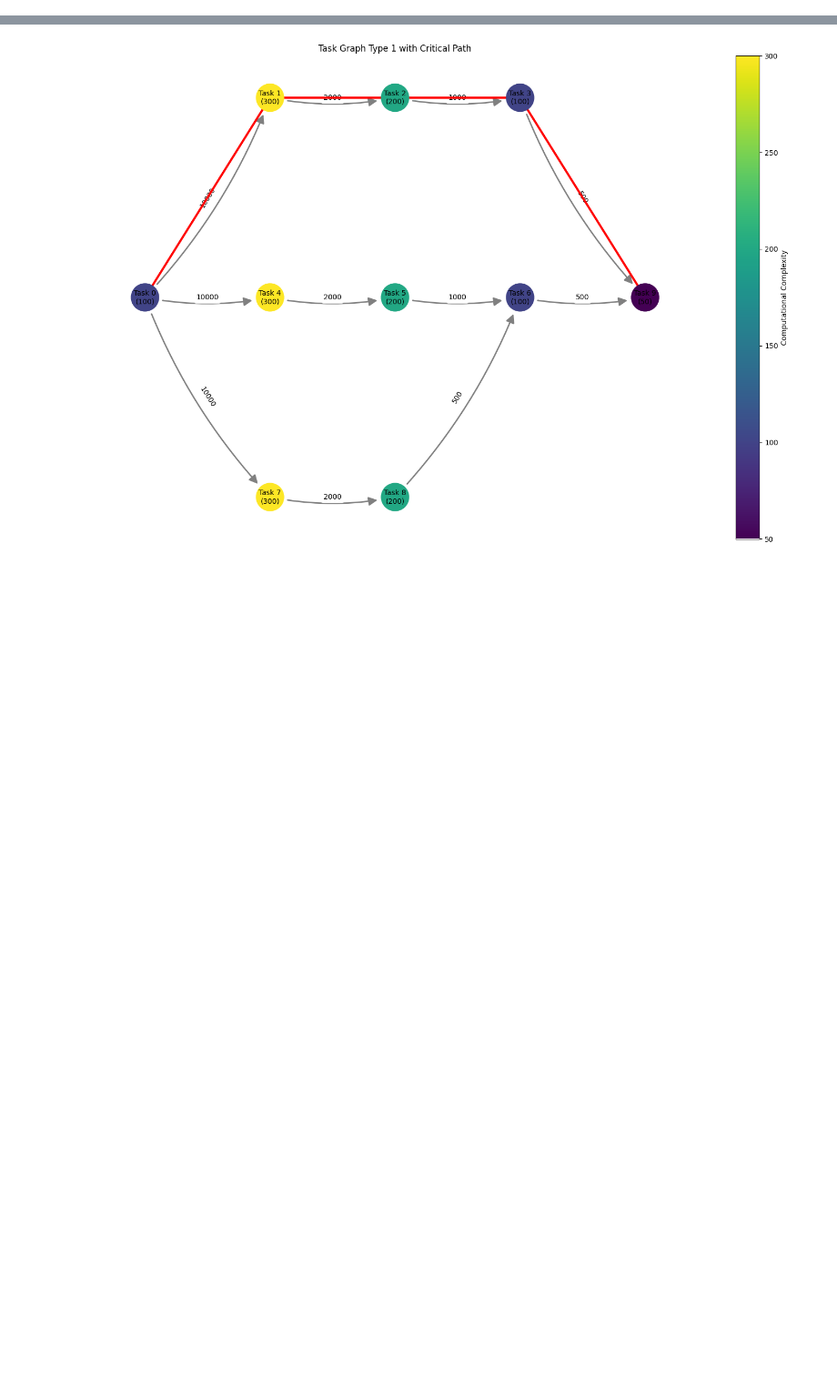
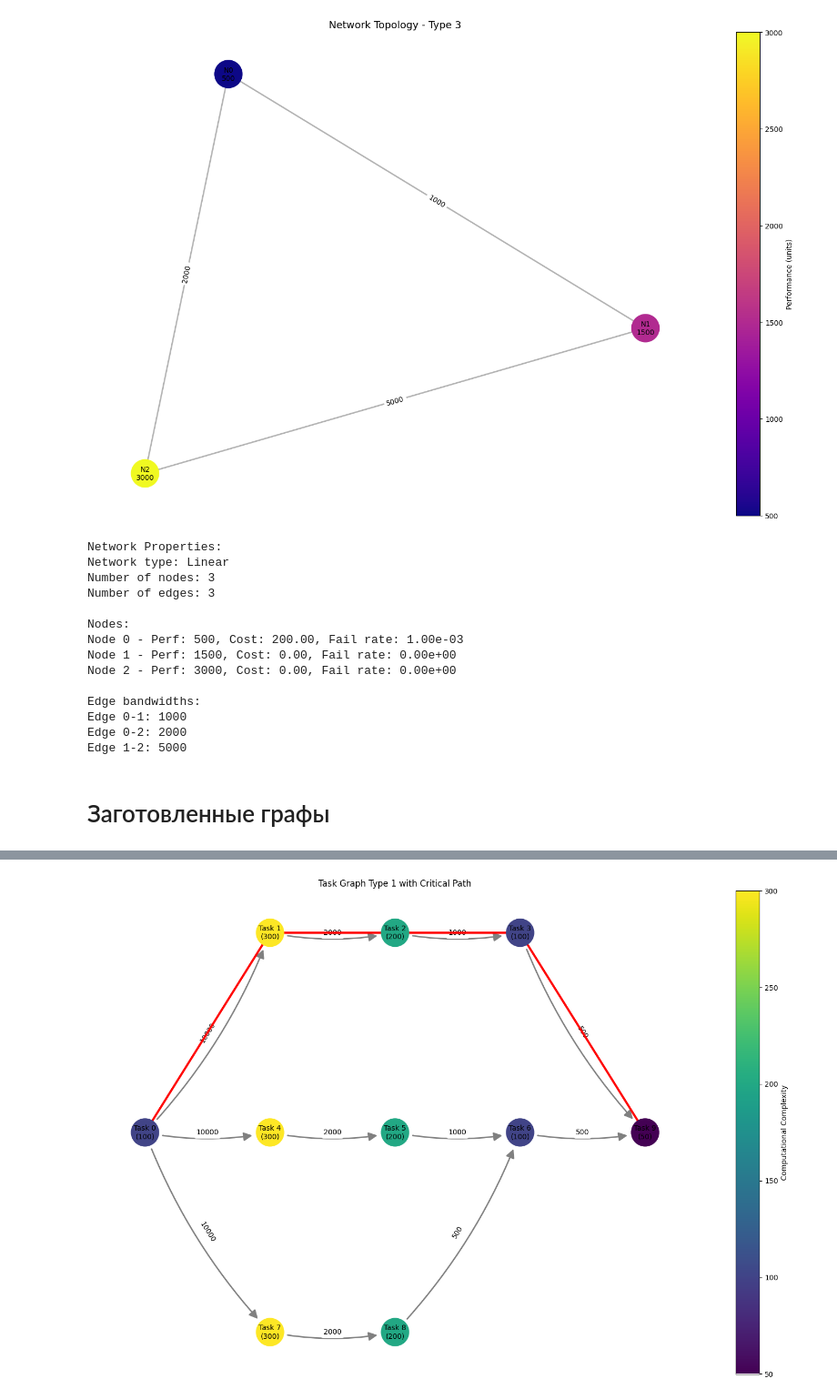
Before and after one commit to Me0n4ik/MATH, a Jupyter notebook: Новые расчеты/CASE 1.ipynb, the cells around one changed output, grey strips where cells are left out. Shown at 91% size. Drawn from its saved outputs; the diff is of its cells as text; code cells hidden in the pictures; blank space fills up the shorter version.

```diff
--- a/Новые расчеты/CASE 1.ipynb
+++ b/Новые расчеты/CASE 1.ipynb
@@ -12,3 +40,37 @@ np.random.seed(RANDOM_SEED)
+# %%
+custom_nodes = {
+    0: {"performance": 500, "cost": 200, "failure_rate": 0.001},
+    1: {"performance": 1500, "e_receive": 0.3, "operation_cost": 150},
+    2: {"performance": 3000, "e_comp": 0.7, "e_send": 0.4}
+}
+
+custom_edges = [
+    (0, 1, 1000),
+    (1, 2, 5000),
+    (0, 2, 2000)
+]
+
+net = NetGraph(graph_type=3, nodes_params=custom_nodes, edges=custom_edges)
+net.visualize()
+net.print_info()
+# %% [output]
+[figure, added]
+Network Properties:
+Network type: Linear
+Number of nodes: 3
+Number of edges: 3
+
+Nodes:
+Node 0 - Perf: 500, Cost: 200.00, Fail rate: 1.00e-03
+Node 1 - Perf: 1500, Cost: 0.00, Fail rate: 0.00e+00
+Node 2 - Perf: 3000, Cost: 0.00, Fail rate: 0.00e+00
+
+Edge bandwidths:
+Edge 0-1: 1000
+Edge 0-2: 2000
+Edge 1-2: 5000
+# %% [markdown]
+# Заготовленные графы
 # %%
 # Создание сложной сети (первый пример)
 net = NetGraph(graph_type=1)
```
Also changed, not shown: parts of 21 cells of this notebook, 1 other file.
